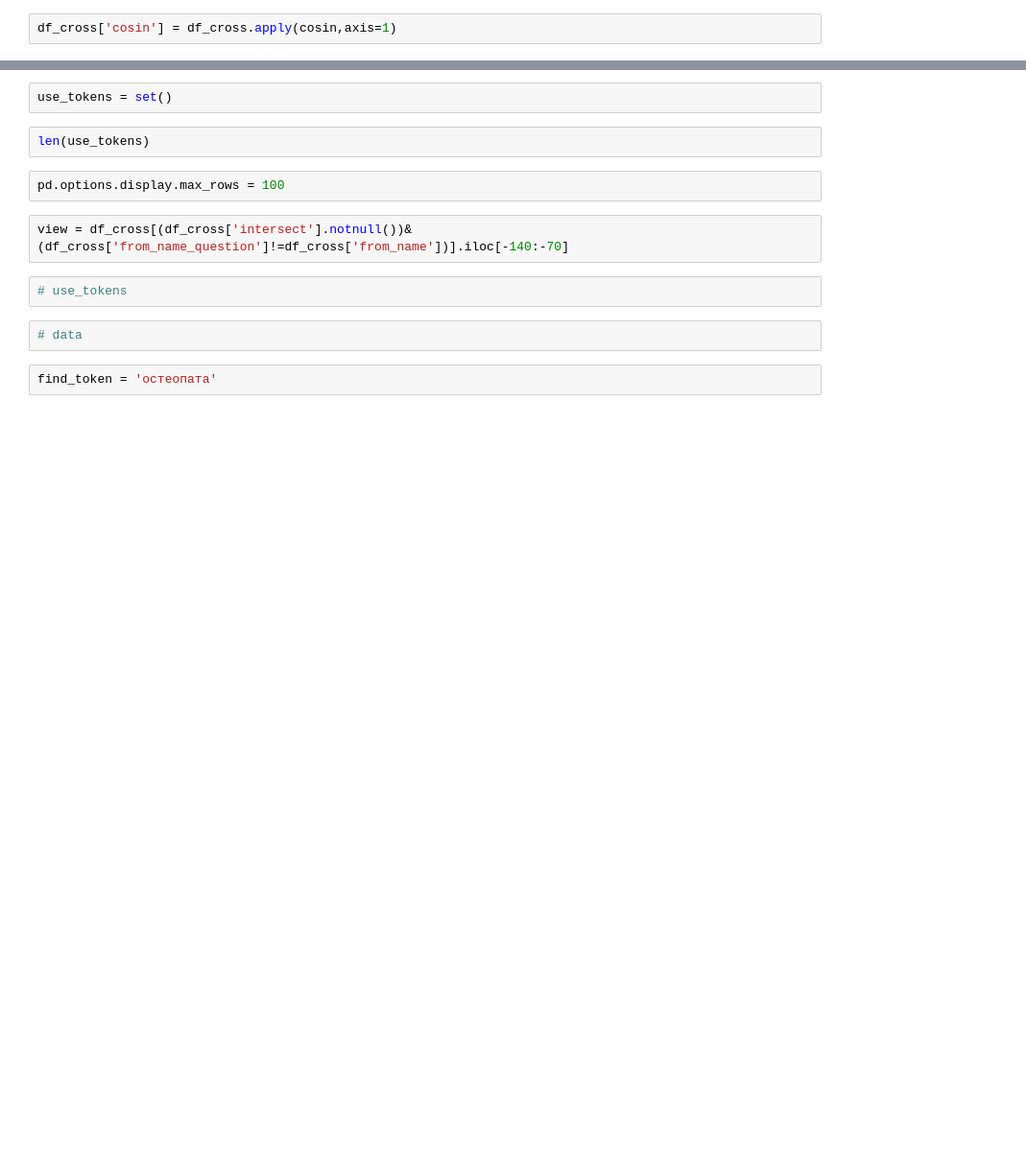
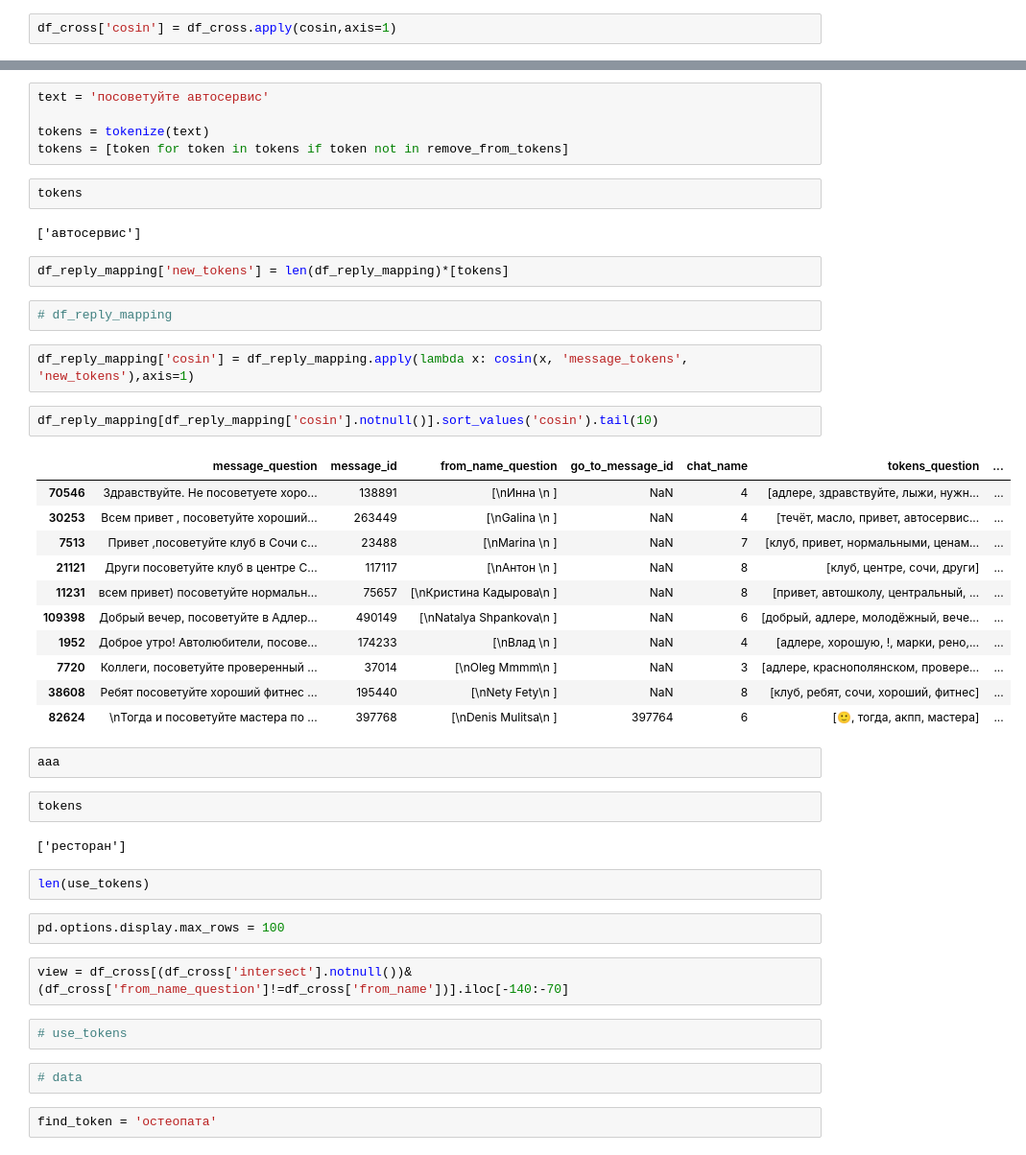
Before and after one commit to tserekh/advice, a Jupyter notebook: advice.ipynb, the cells around one changed output, grey strips where cells are left out. Shown: that part at 96% size. Cells and saved outputs as stored; diff of their text form; blank space fills up the shorter version.

```diff
--- a/advice.ipynb
+++ b/advice.ipynb
@@ -217,5 +231,38 @@ df_cross[(df_cross['cosin'].notnull())&(df_cross['cosin']<0.95)].sort_values('co
+# %%
+text = 'посоветуйте автосервис'
+
+tokens = tokenize(text)
+tokens = [token for token in tokens if token not in remove_from_tokens]
+# %%
+tokens
+# %% [output]
+['автосервис']
+# %%
+df_reply_mapping['new_tokens'] = len(df_reply_mapping)*[tokens]
+# %%
+# df_reply_mapping
+# %%
+df_reply_mapping['cosin'] = df_reply_mapping.apply(lambda x: cosin(x, 'message_tokens', 'new_tokens'),axis=1)
+# %%
+df_reply_mapping[df_reply_mapping['cosin'].notnull()].sort_values('cosin').tail(10)
+# %% [output]
+|  | message_question | message_id | from_name_question | go_to_message_id | chat_name | tokens_question | ... |
+| 70546 | Здравствуйте. Не посоветуете хоро... | 138891 | [\nИнна \n ] | NaN | 4 | [адлере, здравствуйте, лыжи, нужн... | ... |
+| 30253 | Всем привет , посоветуйте хороший... | 263449 | [\nGalina \n ] | NaN | 4 | [течёт, масло, привет, автосервис... | ... |
+| 7513 | Привет ,посоветуйте клуб в Сочи с... | 23488 | [\nMarina \n ] | NaN | 7 | [клуб, привет, нормальными, ценам... | ... |
+| 21121 | Други посоветуйте клуб в центре С... | 117117 | [\nАнтон \n ] | NaN | 8 | [клуб, центре, сочи, други] | ... |
+| 11231 | всем привет) посоветуйте нормальн... | 75657 | [\nКристина Кадырова\n ] | NaN | 8 | [привет, автошколу, центральный, ... | ... |
+| 109398 | Добрый вечер, посоветуйте в Адлер... | 490149 | [\nNatalya Shpankova\n ] | NaN | 6 | [добрый, адлере, молодёжный, вече... | ... |
+| 1952 | Доброе утро! Автолюбители, посове... | 174233 | [\nВлад \n ] | NaN | 4 | [адлере, хорошую, !, марки, рено,... | ... |
+| 7720 | Коллеги, посоветуйте проверенный ... | 37014 | [\nOleg Mmmm\n ] | NaN | 3 | [адлере, краснополянском, провере... | ... |
+| 38608 | Ребят посоветуйте хороший фитнес ... | 195440 | [\nNety Fety\n ] | NaN | 8 | [клуб, ребят, сочи, хороший, фитнес] | ... |
+| 82624 | \nТогда и посоветуйте мастера по ... | 397768 | [\nDenis Mulitsa\n ] | 397764 | 6 | [🙂, тогда, акпп, мастера] | ... |
+# %%
+aaa
 # %%
-use_tokens = set()
+tokens
+# %% [output]
+['ресторан']
 # %%
 len(use_tokens)
 # %%
```
Also changed, not shown: parts of 43 cells of this notebook, 3 other files.
